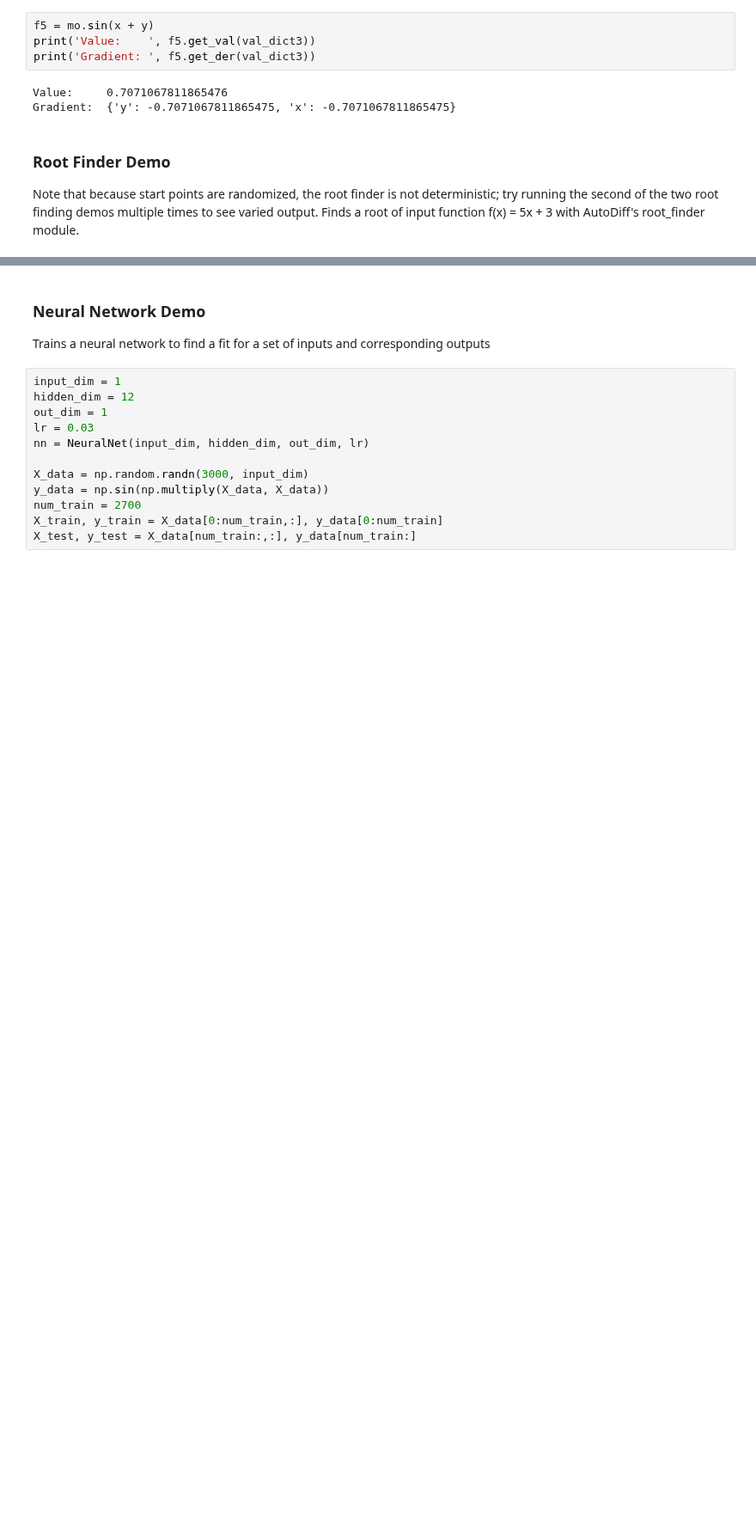
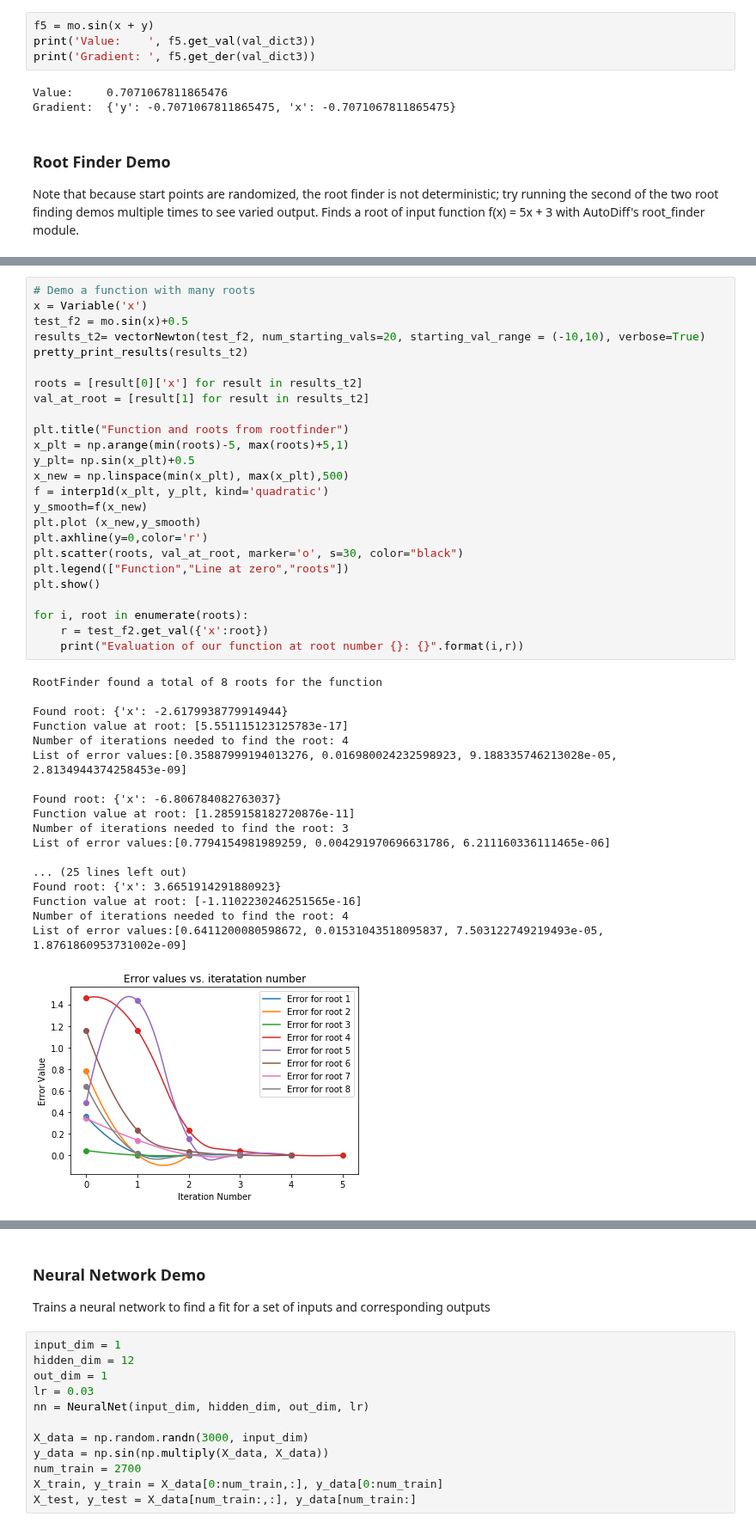
Before and after one commit to autodiff-cs207/AutoDiff, a Jupyter notebook: docs/Documentation.ipynb, the cells around one changed output, grey strips where cells are left out. Shown at 86% size. Cells and saved outputs as stored; diff of their text form; blank space fills up the shorter version.

```diff
--- a/docs/Documentation.ipynb
+++ b/docs/Documentation.ipynb
@@ -158,0 +149,44 @@ for root in roots:
+# %%
+# Demo a function with many roots
+x = Variable('x')
+test_f2 = mo.sin(x)+0.5
+results_t2= vectorNewton(test_f2, num_starting_vals=20, starting_val_range = (-10,10), verbose=True)
+pretty_print_results(results_t2)
+
+roots = [result[0]['x'] for result in results_t2]
+val_at_root = [result[1] for result in results_t2]
+
+plt.title("Function and roots from rootfinder")
+x_plt = np.arange(min(roots)-5, max(roots)+5,1)
+y_plt= np.sin(x_plt)+0.5
+x_new = np.linspace(min(x_plt), max(x_plt),500)
+f = interp1d(x_plt, y_plt, kind='quadratic')
+y_smooth=f(x_new)
+plt.plot (x_new,y_smooth)
+plt.axhline(y=0,color='r')
+plt.scatter(roots, val_at_root, marker='o', s=30, color="black")
+plt.legend(["Function","Line at zero","roots"])
+plt.show()
+
+for i, root in enumerate(roots):
+    r = test_f2.get_val({'x':root})
+    print("Evaluation of our function at root number {}: {}".format(i,r))
+# %% [output]
+RootFinder found a total of 8 roots for the function
+
+Found root: {'x': -2.6179938779914944}
+Function value at root: [5.551115123125783e-17]
+Number of iterations needed to find the root: 4
+List of error values:[0.35887999194013276, 0.016980024232598923, 9.188335746213028e-05, 2.8134944374258453e-09]
+
+Found root: {'x': -6.806784082763037}
+Function value at root: [1.2859158182720876e-11]
+Number of iterations needed to find the root: 3
+List of error values:[0.7794154981989259, 0.004291970696631786, 6.211160336111465e-06]
+
+... (25 lines left out)
+Found root: {'x': 3.6651914291880923}
+Function value at root: [-1.1102230246251565e-16]
+Number of iterations needed to find the root: 4
+List of error values:[0.6411200080598672, 0.01531043518095837, 7.503122749219493e-05, 1.8761860953731002e-09]
+[figure, added]
```
Also changed, not shown: parts of 12 cells of this notebook, 4 other files.
